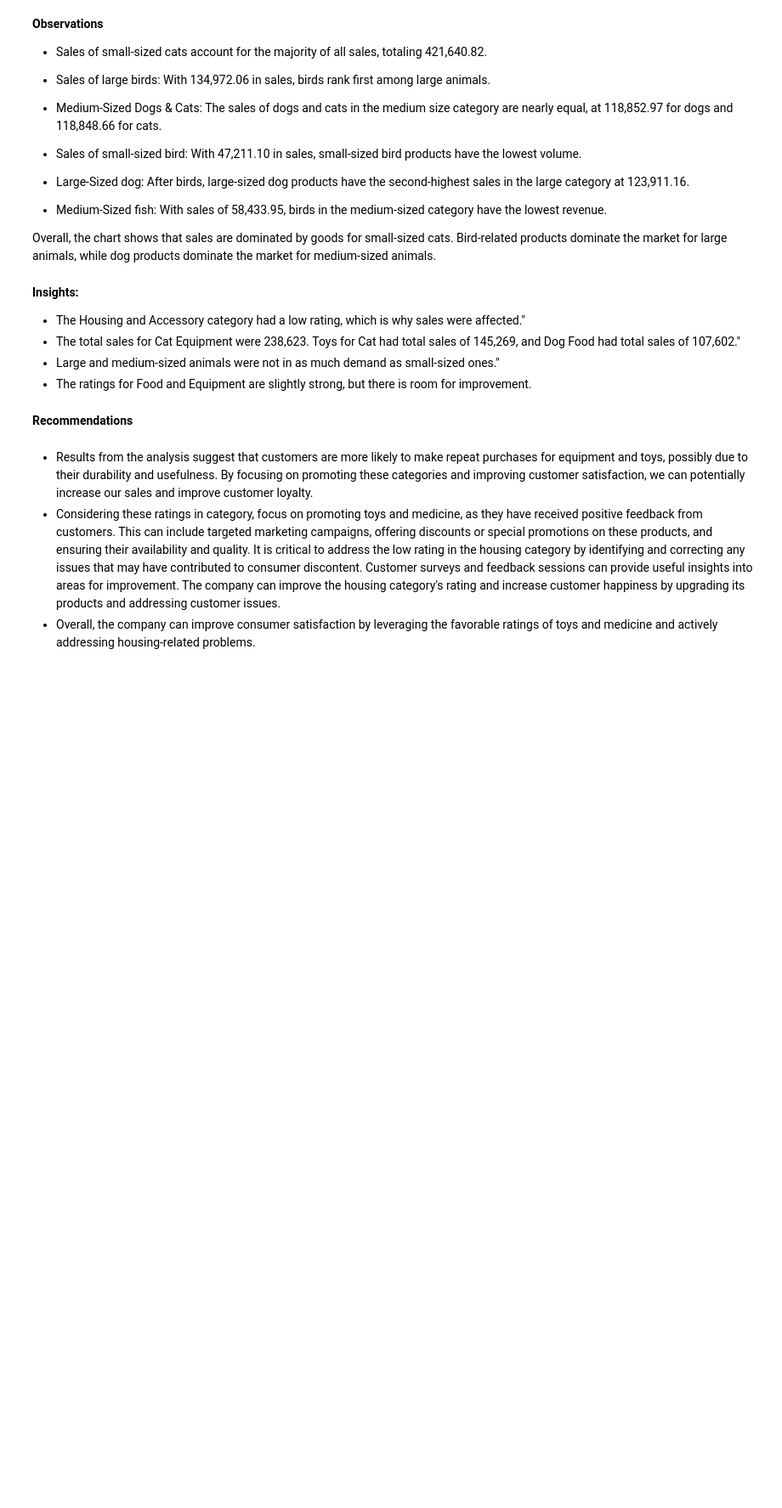
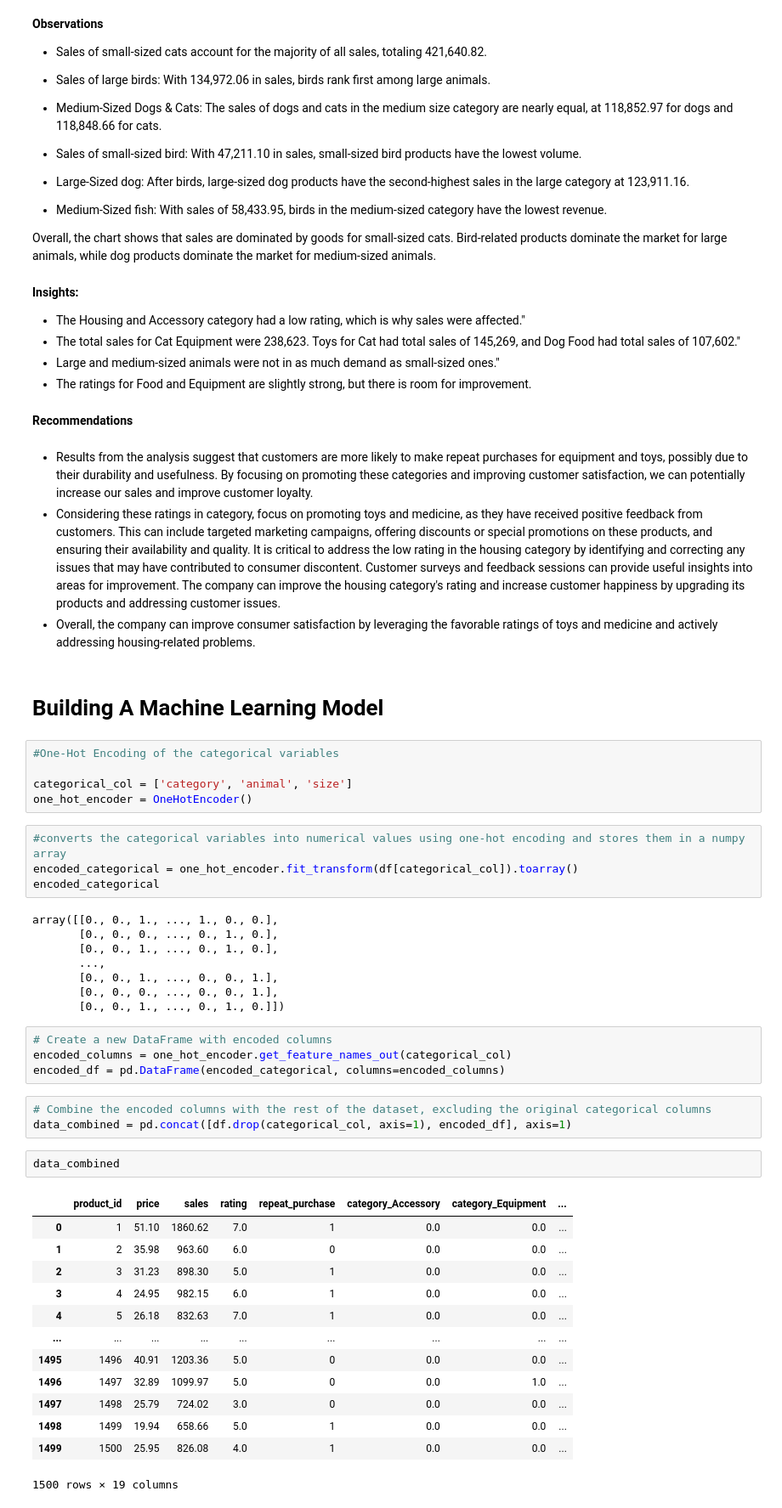
Before and after one commit to LoveRedemption/Pet_supply_analysis, a Jupyter notebook: Pet_Box.ipynb, the cells around one changed output. Shown: that part at 85% size. Cells and saved outputs as stored; diff of their text form; blank space fills up the shorter version.

```diff
--- a/Pet_Box.ipynb
+++ b/Pet_Box.ipynb
@@ -636,3 +645,45 @@ Overall, the chart shows that sales are dominated by goods for small-sized cats.
 - Results from the analysis suggest that customers are more likely to make repeat purchases for equipment and toys, possibly due to their durability and usefulness. By focusing on promoting these categories and improving customer satisfaction, we can potentially increase our sales and improve customer loyalty.
 - Considering these ratings in category, focus on promoting toys and medicine, as they have received positive feedback from customers. This can include targeted marketing campaigns, offering discounts or special promotions on these products, and ensuring their availability and quality. It is critical to address the low rating in the housing category by identifying and correcting any issues that may have contributed to consumer discontent. Customer surveys and feedback sessions can provide useful insights into areas for improvement. The company can improve the housing category's rating and increase customer happiness by upgrading its products and addressing customer issues.
 - Overall, the company can improve consumer satisfaction by leveraging the favorable ratings of toys and medicine and actively addressing housing-related problems.
+# %% [markdown]
+# Building A Machine Learning Model
+# %%
+#One-Hot Encoding of the categorical variables
+
+categorical_col = ['category', 'animal', 'size']
+one_hot_encoder = OneHotEncoder()
+# %%
+#converts the categorical variables into numerical values using one-hot encoding and stores them in a numpy array
+encoded_categorical = one_hot_encoder.fit_transform(df[categorical_col]).toarray()
+encoded_categorical
+# %% [output]
+array([[0., 0., 1., ..., 1., 0., 0.],
+       [0., 0., 0., ..., 0., 1., 0.],
+       [0., 0., 1., ..., 0., 1., 0.],
+       ...,
+       [0., 0., 1., ..., 0., 0., 1.],
+       [0., 0., 0., ..., 0., 0., 1.],
+       [0., 0., 1., ..., 0., 1., 0.]])
+# %%
+# Create a new DataFrame with encoded columns
+encoded_columns = one_hot_encoder.get_feature_names_out(categorical_col)
+encoded_df = pd.DataFrame(encoded_categorical, columns=encoded_columns)
+# %%
+# Combine the encoded columns with the rest of the dataset, excluding the original categorical columns
+data_combined = pd.concat([df.drop(categorical_col, axis=1), encoded_df], axis=1)
+# %%
+data_combined
+# %% [output]
+|  | product_id | price | sales | rating | repeat_purchase | category_Accessory | category_Equipment | ... |
+| 0 | 1 | 51.10 | 1860.62 | 7.0 | 1 | 0.0 | 0.0 | ... |
+| 1 | 2 | 35.98 | 963.60 | 6.0 | 0 | 0.0 | 0.0 | ... |
+| 2 | 3 | 31.23 | 898.30 | 5.0 | 1 | 0.0 | 0.0 | ... |
+| 3 | 4 | 24.95 | 982.15 | 6.0 | 1 | 0.0 | 0.0 | ... |
+| 4 | 5 | 26.18 | 832.63 | 7.0 | 1 | 0.0 | 0.0 | ... |
+| ... | ... | ... | ... | ... | ... | ... | ... | ... |
+| 1495 | 1496 | 40.91 | 1203.36 | 5.0 | 0 | 0.0 | 0.0 | ... |
+| 1496 | 1497 | 32.89 | 1099.97 | 5.0 | 0 | 0.0 | 1.0 | ... |
+| 1497 | 1498 | 25.79 | 724.02 | 3.0 | 0 | 0.0 | 0.0 | ... |
+| 1498 | 1499 | 19.94 | 658.66 | 5.0 | 1 | 0.0 | 0.0 | ... |
+| 1499 | 1500 | 25.95 | 826.08 | 4.0 | 1 | 0.0 | 0.0 | ... |
+1500 rows × 19 columns
```
Also changed, not shown: parts of 22 cells of this notebook.
